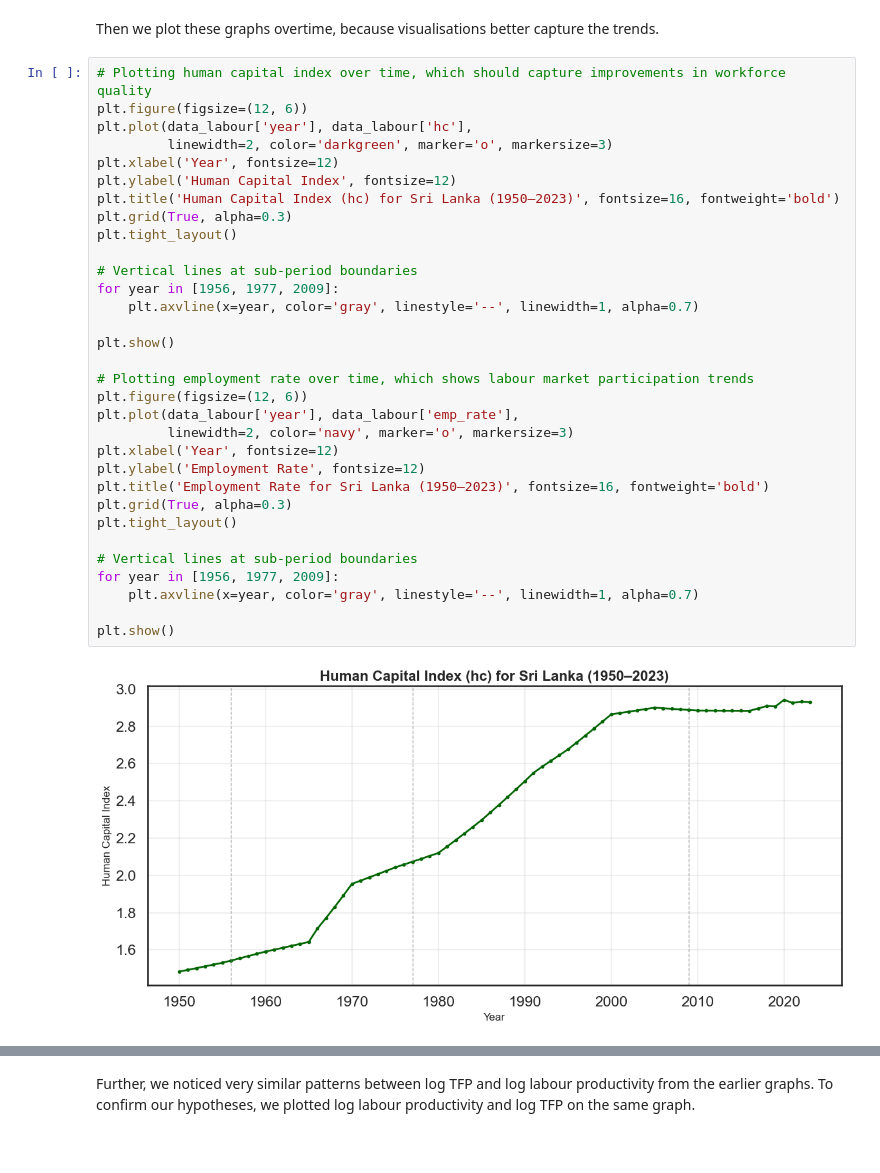
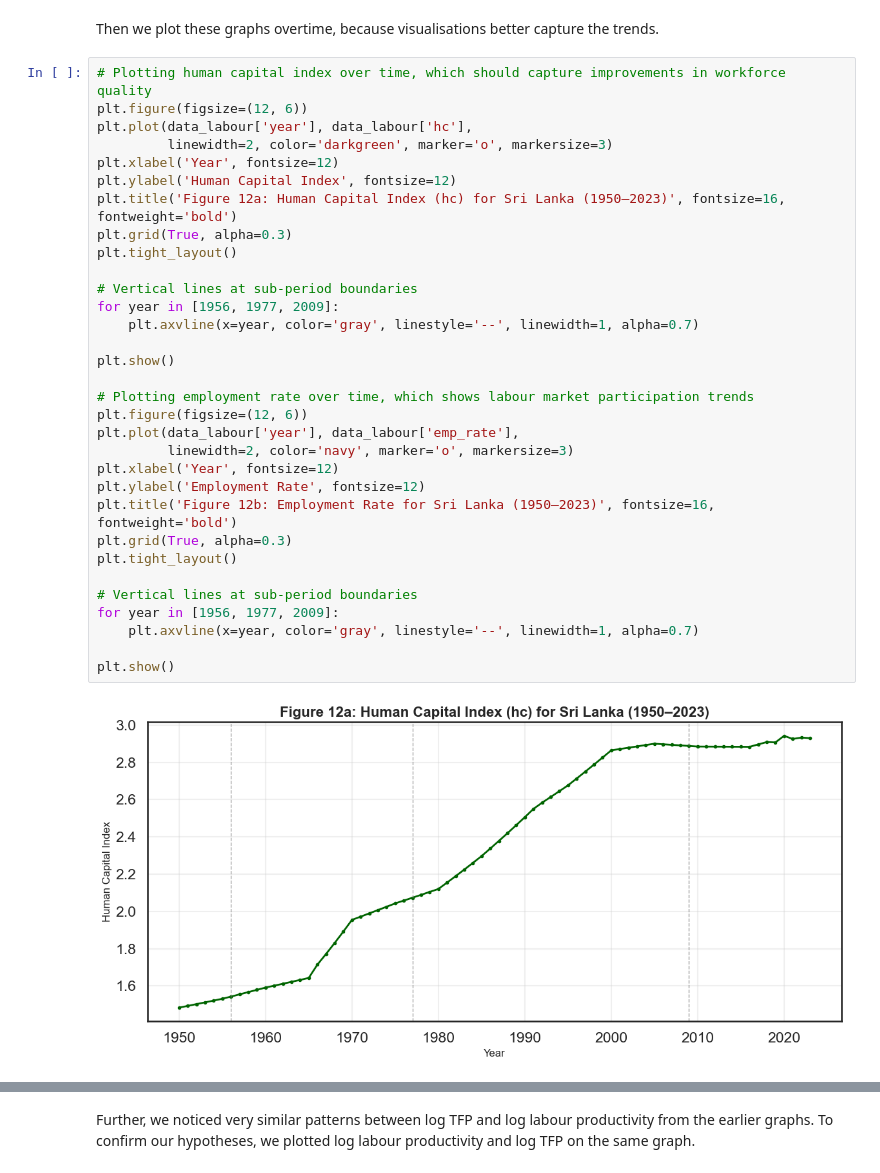
Before and after one commit to ikedasakii/EC2B1_group_project, a Jupyter notebook: find_GDP_trend_decades_copy.ipynb, the cells around one changed output, grey strips where cells are left out. Cells and saved outputs as stored; diff of their text form.

Commit message:
Added titles

```diff
--- a/find_GDP_trend_decades_copy.ipynb
+++ b/find_GDP_trend_decades_copy.ipynb
@@ -1087,33 +1087,33 @@ Then we plot these graphs overtime, because visualisations better capture the tr
 # Plotting human capital index over time, which should capture improvements in workforce quality
 plt.figure(figsize=(12, 6))
 plt.plot(data_labour['year'], data_labour['hc'],
          linewidth=2, color='darkgreen', marker='o', markersize=3)
 plt.xlabel('Year', fontsize=12)
 plt.ylabel('Human Capital Index', fontsize=12)
-plt.title('Human Capital Index (hc) for Sri Lanka (1950–2023)', fontsize=16, fontweight='bold')
+plt.title('Figure 12a: Human Capital Index (hc) for Sri Lanka (1950–2023)', fontsize=16, fontweight='bold')
 plt.grid(True, alpha=0.3)
 plt.tight_layout()
 
 # Vertical lines at sub-period boundaries
 for year in [1956, 1977, 2009]:
     plt.axvline(x=year, color='gray', linestyle='--', linewidth=1, alpha=0.7)
 
 plt.show()
 
 # Plotting employment rate over time, which shows labour market participation trends
 plt.figure(figsize=(12, 6))
 plt.plot(data_labour['year'], data_labour['emp_rate'],
          linewidth=2, color='navy', marker='o', markersize=3)
 plt.xlabel('Year', fontsize=12)
 plt.ylabel('Employment Rate', fontsize=12)
-plt.title('Employment Rate for Sri Lanka (1950–2023)', fontsize=16, fontweight='bold')
+plt.title('Figure 12b: Employment Rate for Sri Lanka (1950–2023)', fontsize=16, fontweight='bold')
 plt.grid(True, alpha=0.3)
 plt.tight_layout()
 
 # Vertical lines at sub-period boundaries
 for year in [1956, 1977, 2009]:
     plt.axvline(x=year, color='gray', linestyle='--', linewidth=1, alpha=0.7)
 
 plt.show()
 # %% [output]
-[figure, old version]
+[figure, new version]
```
Also changed, not shown: parts of 7 cells of this notebook.
